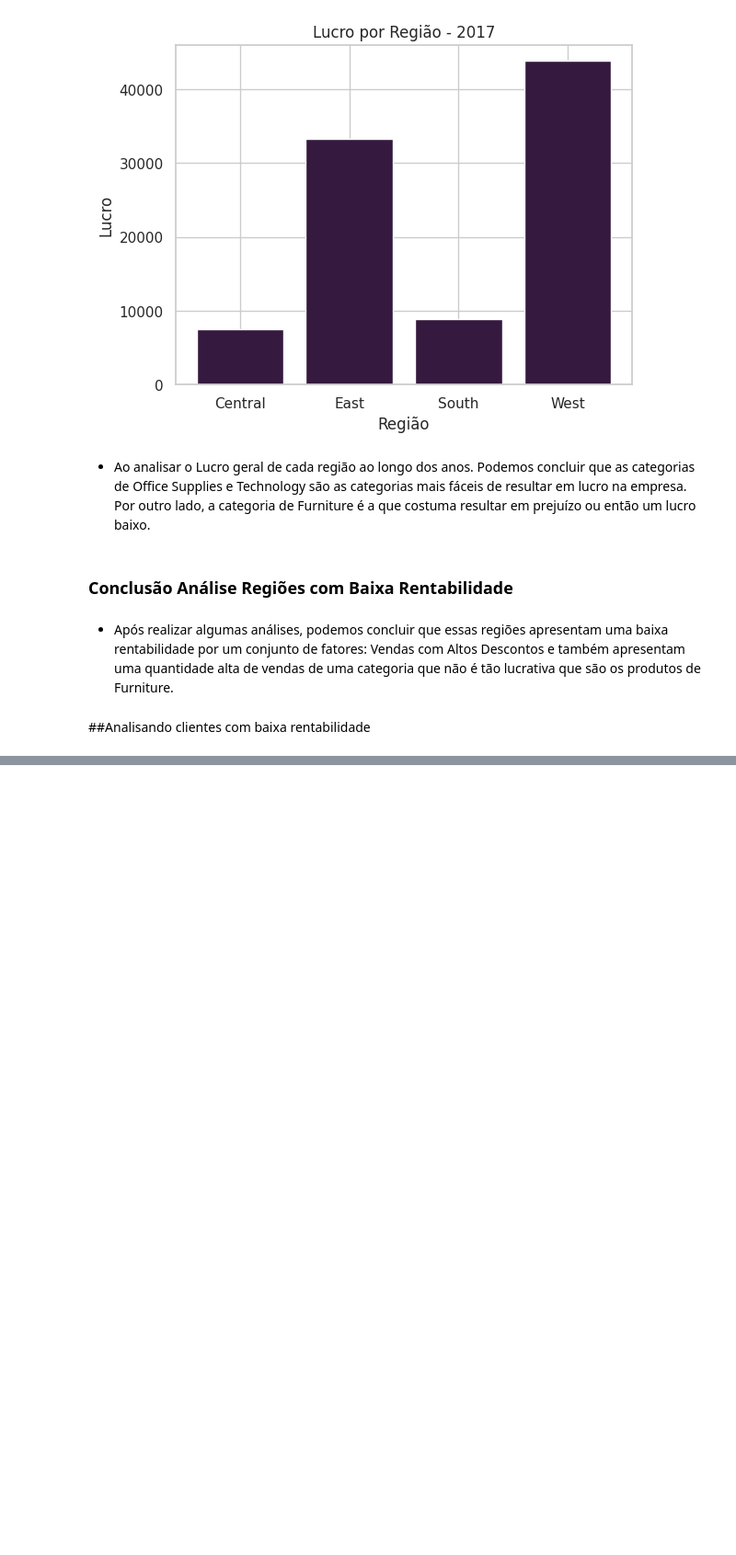
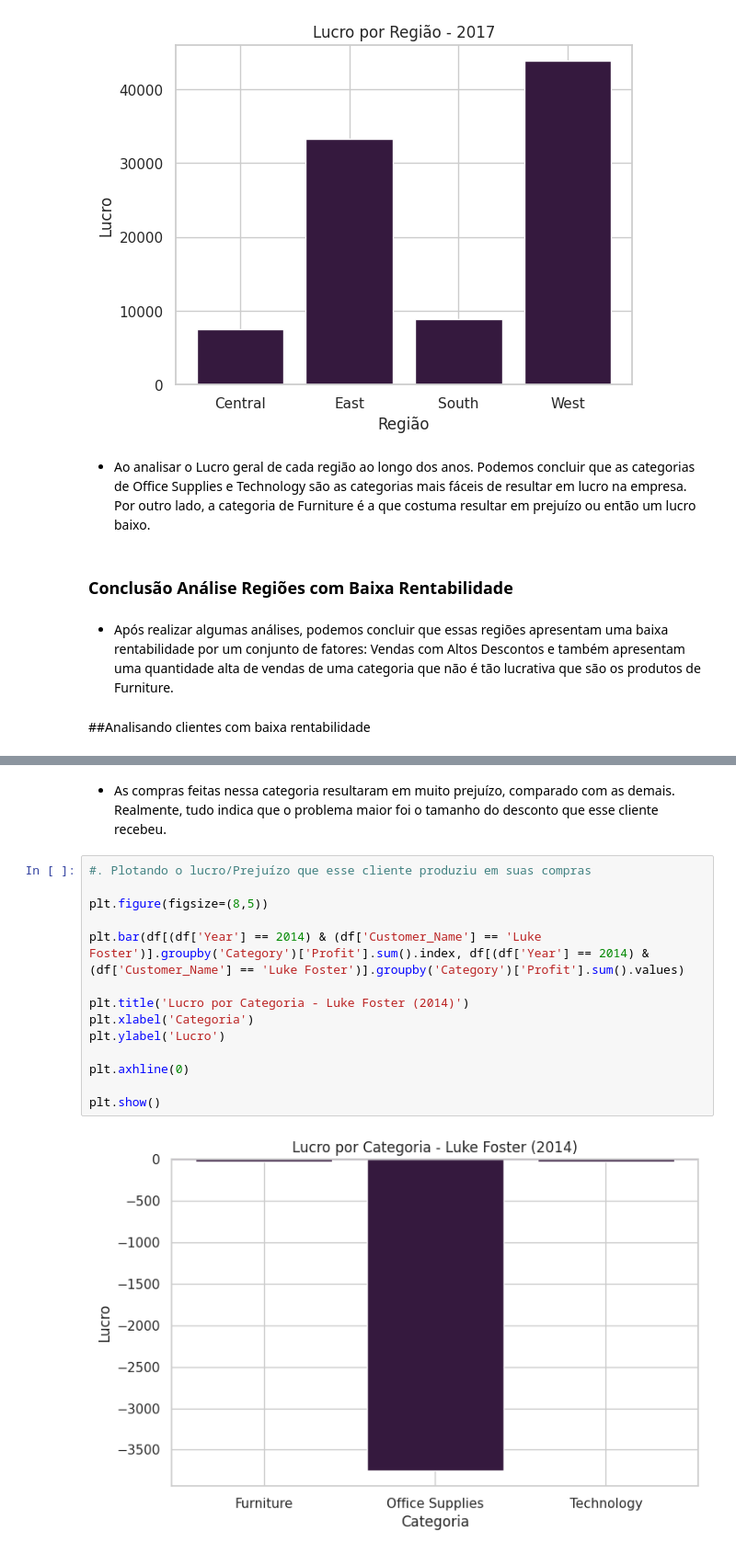
Before and after one commit to Ronaldo-Junior1/analise-dados-supermercado, a Jupyter notebook: Analise_base_supermercadoTeste.ipynb, the cells around one changed output, grey strips where cells are left out. Shown at 92% size. Saved outputs shown, nothing was run; the diff lists cells and outputs as text; blank space fills up the shorter version.

```diff
--- a/Analise_base_supermercadoTeste.ipynb
+++ b/Analise_base_supermercadoTeste.ipynb
@@ -1535,0 +1565,18 @@ df_Grant.describe()
+# %% [markdown]
+- As compras feitas nessa categoria resultaram em muito prejuízo, comparado com as demais. Realmente, tudo indica que o problema maior foi o tamanho do desconto que esse cliente recebeu.
+# %%
+#. Plotando o lucro/Prejuízo que esse cliente produziu em suas compras
+
+plt.figure(figsize=(8,5))
+
+plt.bar(df[(df['Year'] == 2014) & (df['Customer_Name'] == 'Luke Foster')].groupby('Category')['Profit'].sum().index, df[(df['Year'] == 2014) & (df['Customer_Name'] == 'Luke Foster')].groupby('Category')['Profit'].sum().values)
+
+plt.title('Lucro por Categoria - Luke Foster (2014)')
+plt.xlabel('Categoria')
+plt.ylabel('Lucro')
+
+plt.axhline(0)
+
+plt.show()
+# %% [output]
+[figure, added]
```
Also changed, not shown: parts of 82 cells of this notebook.
